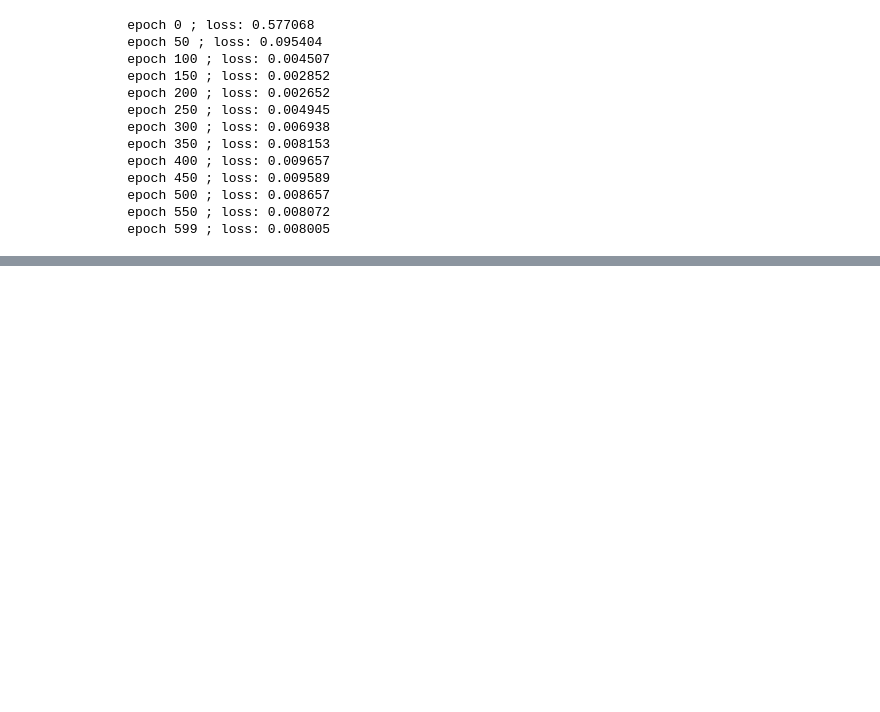
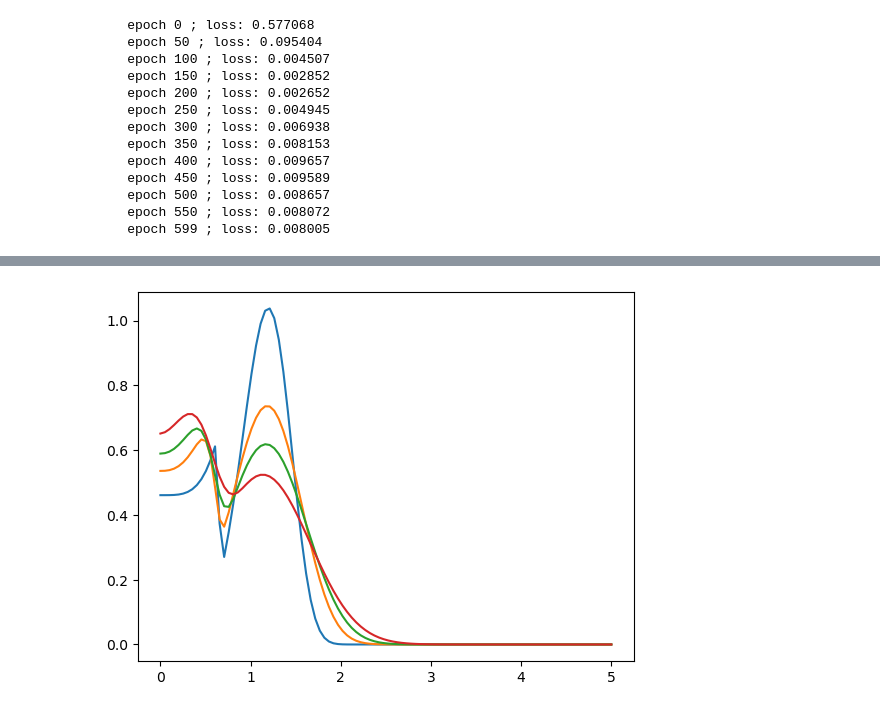
Before and after one commit to p-wol/gaussian-preact, a Jupyter notebook: Example01_prototype.ipynb, the cells around one changed output, grey strips where cells are left out. Saved outputs shown, nothing was run; the diff lists cells and outputs as text; code cells hidden in the pictures; blank space fills up the shorter version.

```diff
--- a/Example01_prototype.ipynb
+++ b/Example01_prototype.ipynb
@@ -368,0 +189,7 @@ def torch_integrate_old(mod_f, a, b, support, eps = 1e-10, num_intervals = 100):
+# %%
+with torch.no_grad():
+    for theta, density in dct_densities_load.items():
+        plt.plot(np.linspace(0, 5, 100), density(torch.linspace(0, 5, 100)),
+                 label = r'$\theta = {:.2f}$'.format(theta))
+# %% [output]
+[figure, added]
```
Also changed, not shown: parts of 24 cells of this notebook, 5 other files.
